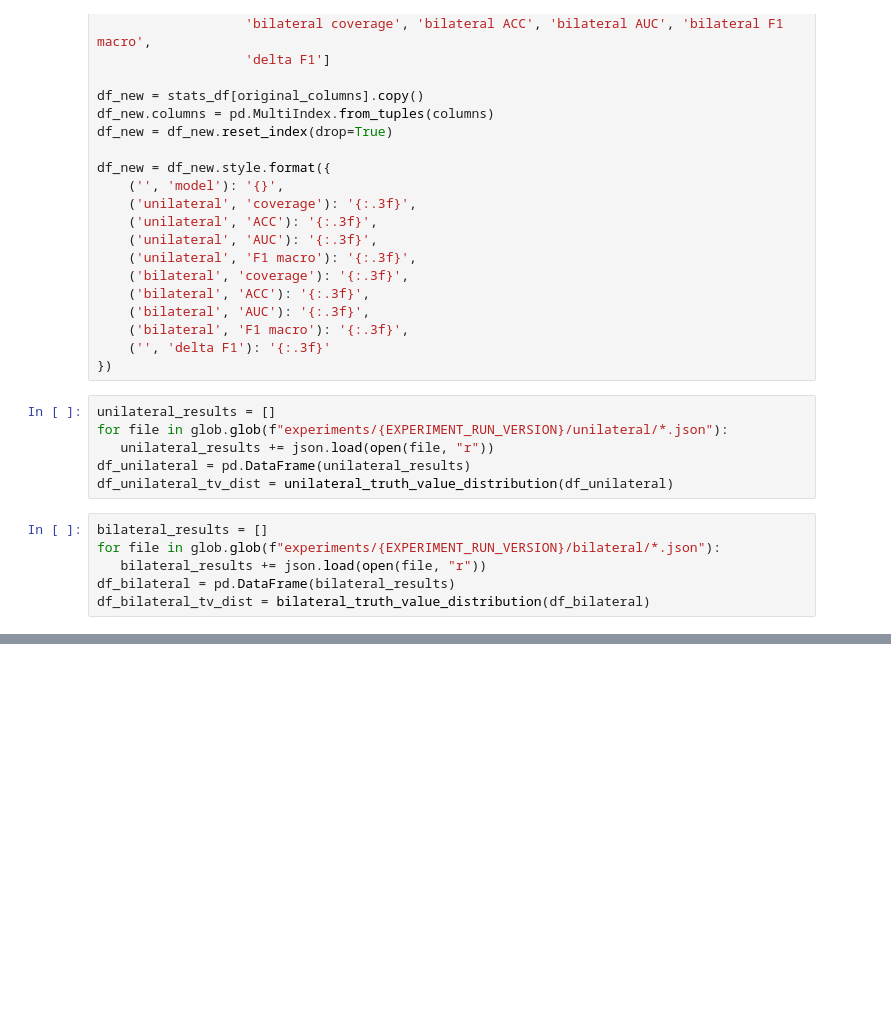
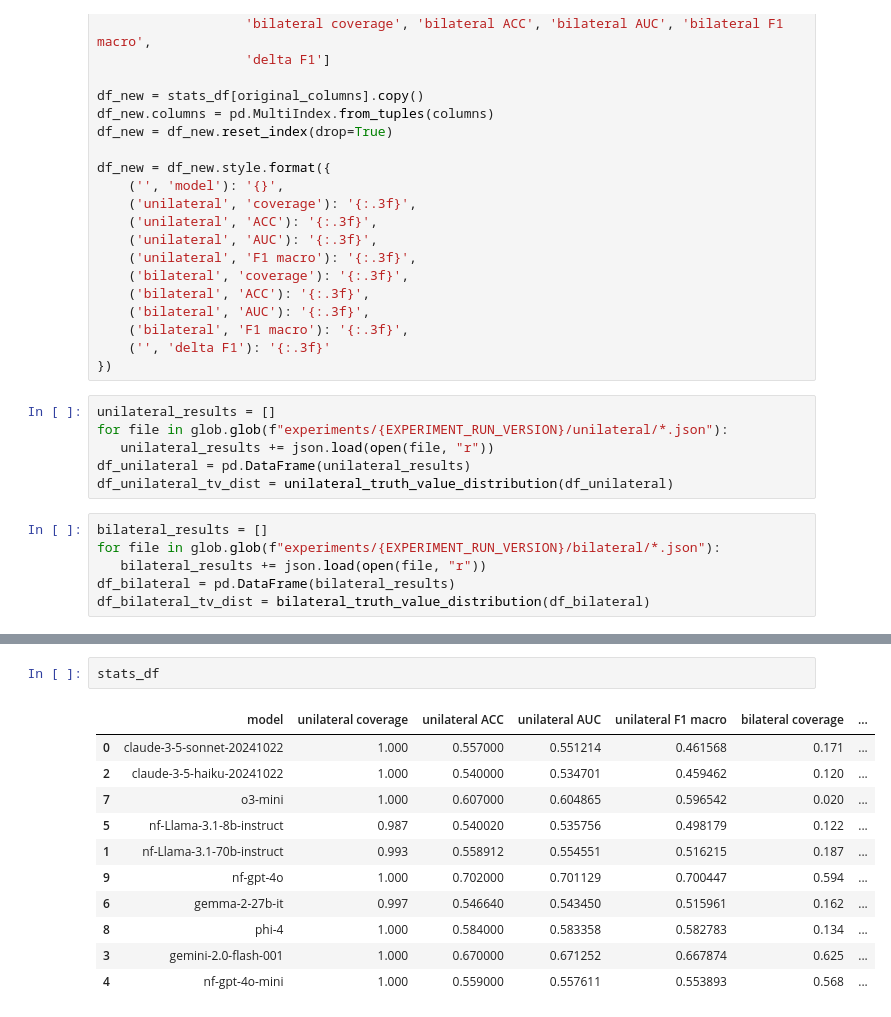
Before and after one commit to bradleypallen/bilateral-factuality-evaluation, a Jupyter notebook: results_balanced.ipynb, the cells around one changed output, grey strips where cells are left out. Saved outputs shown, nothing was run; the diff lists cells and outputs as text; blank space fills up the shorter version.

```diff
--- a/results_balanced.ipynb
+++ b/results_balanced.ipynb
@@ -244,0 +248,14 @@ for model in cms:
+# %%
+stats_df
+# %% [output]
+|  | model | unilateral coverage | unilateral ACC | unilateral AUC | unilateral F1 macro | bilateral coverage | ... |
+| 0 | claude-3-5-sonnet-20241022 | 1.000 | 0.557000 | 0.551214 | 0.461568 | 0.171 | ... |
+| 2 | claude-3-5-haiku-20241022 | 1.000 | 0.540000 | 0.534701 | 0.459462 | 0.120 | ... |
+| 7 | o3-mini | 1.000 | 0.607000 | 0.604865 | 0.596542 | 0.020 | ... |
+| 5 | nf-Llama-3.1-8b-instruct | 0.987 | 0.540020 | 0.535756 | 0.498179 | 0.122 | ... |
+| 1 | nf-Llama-3.1-70b-instruct | 0.993 | 0.558912 | 0.554551 | 0.516215 | 0.187 | ... |
+| 9 | nf-gpt-4o | 1.000 | 0.702000 | 0.701129 | 0.700447 | 0.594 | ... |
+| 6 | gemma-2-27b-it | 0.997 | 0.546640 | 0.543450 | 0.515961 | 0.162 | ... |
+| 8 | phi-4 | 1.000 | 0.584000 | 0.583358 | 0.582783 | 0.134 | ... |
+| 3 | gemini-2.0-flash-001 | 1.000 | 0.670000 | 0.671252 | 0.667874 | 0.625 | ... |
+| 4 | nf-gpt-4o-mini | 1.000 | 0.559000 | 0.557611 | 0.553893 | 0.568 | ... |
```
Also changed, not shown: parts of 7 cells of this notebook, 25 other files.
